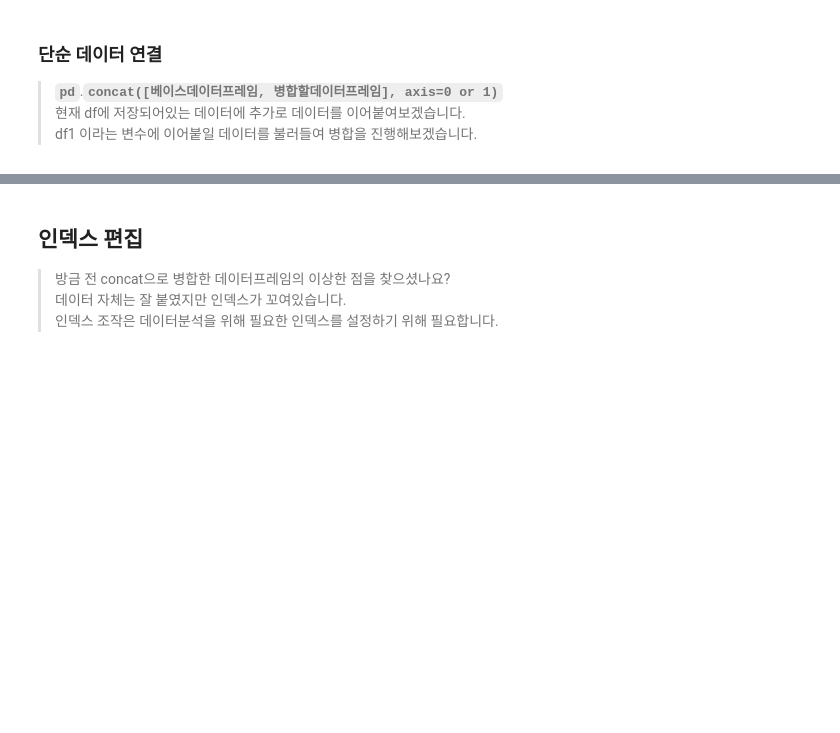
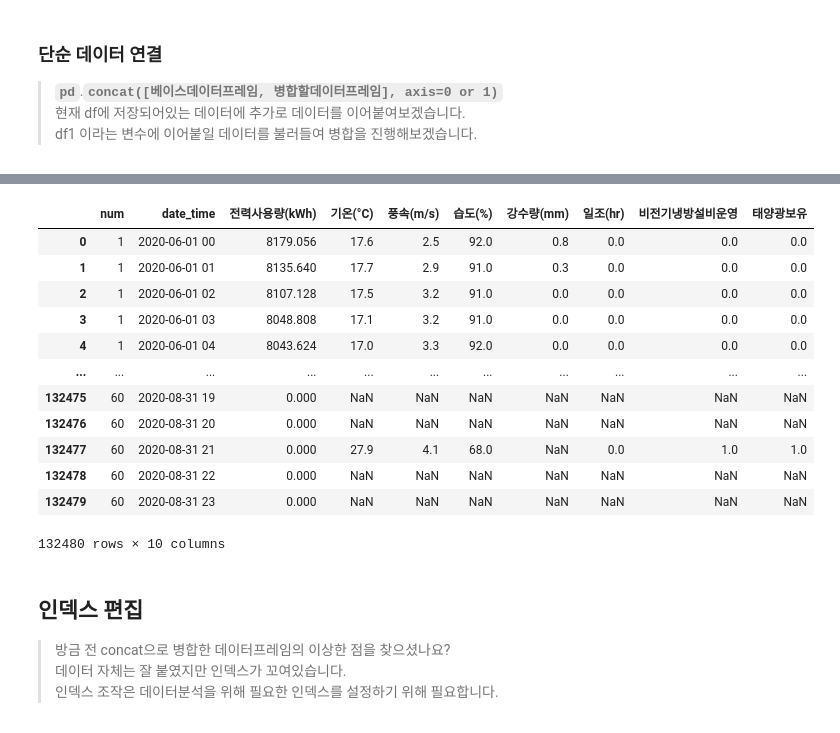
Before and after one commit to overgroove/samsung_ML, a Jupyter notebook: 03_package_pandas.ipynb, the cells around one changed output, grey strips where cells are left out. Cells and saved outputs as stored; diff of their text form; code cells hidden in the pictures; blank space fills up the shorter version.

```diff
--- a/03_package_pandas.ipynb
+++ b/03_package_pandas.ipynb
@@ -807,0 +806,3 @@ df1 이라는 변수에 이어붙일 데이터를 불러들여 병합을 진행
+# %%
+df1 = pd.read_csv('./data/energy2.csv', encoding='cp949')
+df1.head()
@@ -807,0 +829,4 @@ df1 이라는 변수에 이어붙일 데이터를 불러들여 병합을 진행
+# %%
+# 전력사용량 변수 동일 위치에 추가
+df1.insert(2, '전력사용량(kWh)', 0)
+# 데이터전달 순서(변수위치인덱스, 변수명, 삽입할 데이터)
@@ -808,3 +842,10 @@ df1 이라는 변수에 이어붙일 데이터를 불러들여 병합을 진행
+# %%
+# 변수명 동일하게 저장
+df1.rename({'강수량(mm, 6시간)':'강수량(mm)',
+            '일조(hr, 3시간)':'일조(hr)'}, axis=1, inplace=True)
+# axis=1 작업방향 설정
+# 작업결과를 미리 확인하는 과정을 뷰값을 확인한다. 나의 의도에 따라 작업이 잘 되었다면
+# inplace=True 뷰값으로 확인한 작업결과를 원본값에 적용하는 파라메터
 # %%
 # concat병합은 데이터를 그대로 이어붙이기 때문에 변수 순서나 shape이 동일한지 확인 해야 합니다.
 # 모두 참이여야 참
@@ -830,3 +857,4 @@ True
 # %%
-
+concat_df = pd.concat([df, df1], ignore_index=True)
 # axis=0 행기준 병합(기본설정), axis=1 열기준 병합
+# ignore_index=True 인덱스를 초기화 하면서 데이터 병합
@@ -848,3 +861,19 @@ True
+# %%
+concat_df
+# %% [output]
+|  | num | date_time | 전력사용량(kWh) | 기온(°C) | 풍속(m/s) | 습도(%) | 강수량(mm) | 일조(hr) | 비전기냉방설비운영 | 태양광보유 |
+| 0 | 1 | 2020-06-01 00 | 8179.056 | 17.6 | 2.5 | 92.0 | 0.8 | 0.0 | 0.0 | 0.0 |
+| 1 | 1 | 2020-06-01 01 | 8135.640 | 17.7 | 2.9 | 91.0 | 0.3 | 0.0 | 0.0 | 0.0 |
+| 2 | 1 | 2020-06-01 02 | 8107.128 | 17.5 | 3.2 | 91.0 | 0.0 | 0.0 | 0.0 | 0.0 |
+| 3 | 1 | 2020-06-01 03 | 8048.808 | 17.1 | 3.2 | 91.0 | 0.0 | 0.0 | 0.0 | 0.0 |
+| 4 | 1 | 2020-06-01 04 | 8043.624 | 17.0 | 3.3 | 92.0 | 0.0 | 0.0 | 0.0 | 0.0 |
+| ... | ... | ... | ... | ... | ... | ... | ... | ... | ... | ... |
+| 132475 | 60 | 2020-08-31 19 | 0.000 | NaN | NaN | NaN | NaN | NaN | NaN | NaN |
+| 132476 | 60 | 2020-08-31 20 | 0.000 | NaN | NaN | NaN | NaN | NaN | NaN | NaN |
+| 132477 | 60 | 2020-08-31 21 | 0.000 | 27.9 | 4.1 | 68.0 | NaN | 0.0 | 1.0 | 1.0 |
+| 132478 | 60 | 2020-08-31 22 | 0.000 | NaN | NaN | NaN | NaN | NaN | NaN | NaN |
+| 132479 | 60 | 2020-08-31 23 | 0.000 | NaN | NaN | NaN | NaN | NaN | NaN | NaN |
+132480 rows × 10 columns
 # %% [markdown]
 ## 인덱스 편집
 > 방금 전 concat으로 병합한 데이터프레임의 이상한 점을 찾으셨나요?
```
Also changed, not shown: parts of 53 cells of this notebook.
